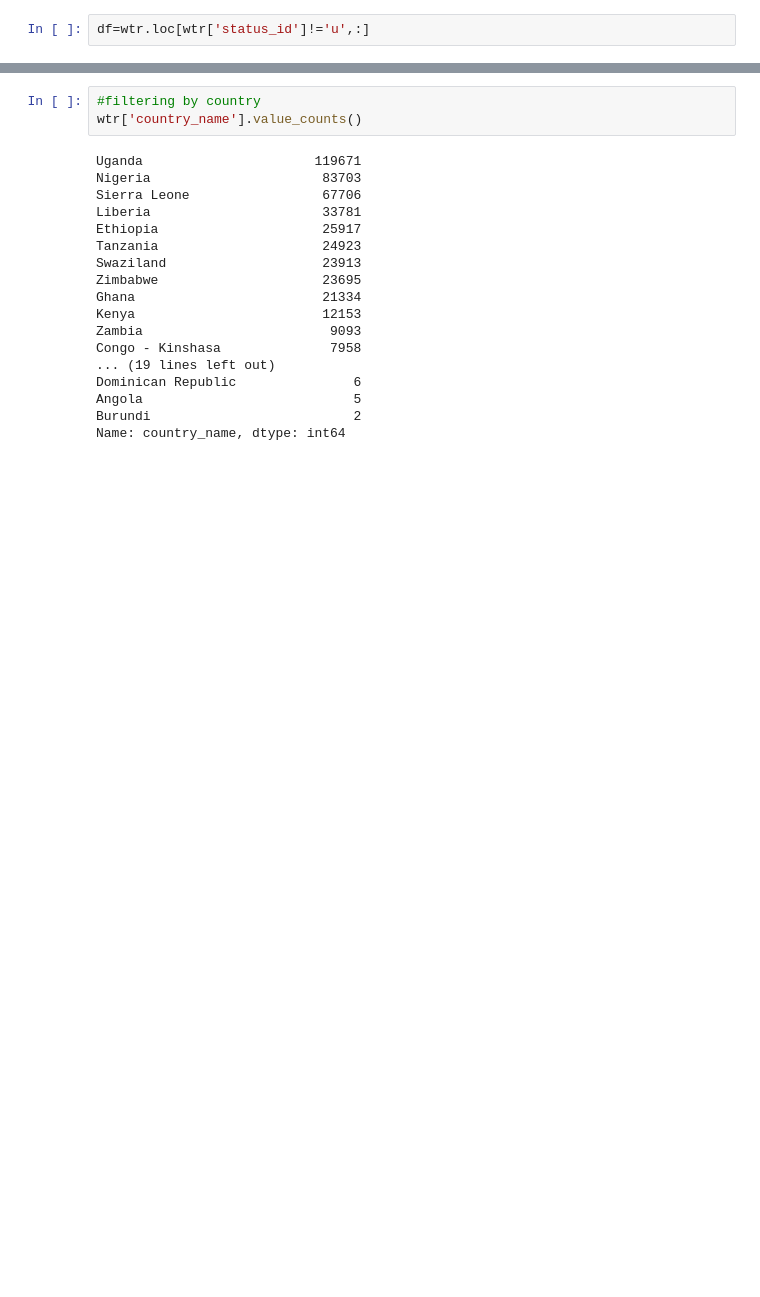
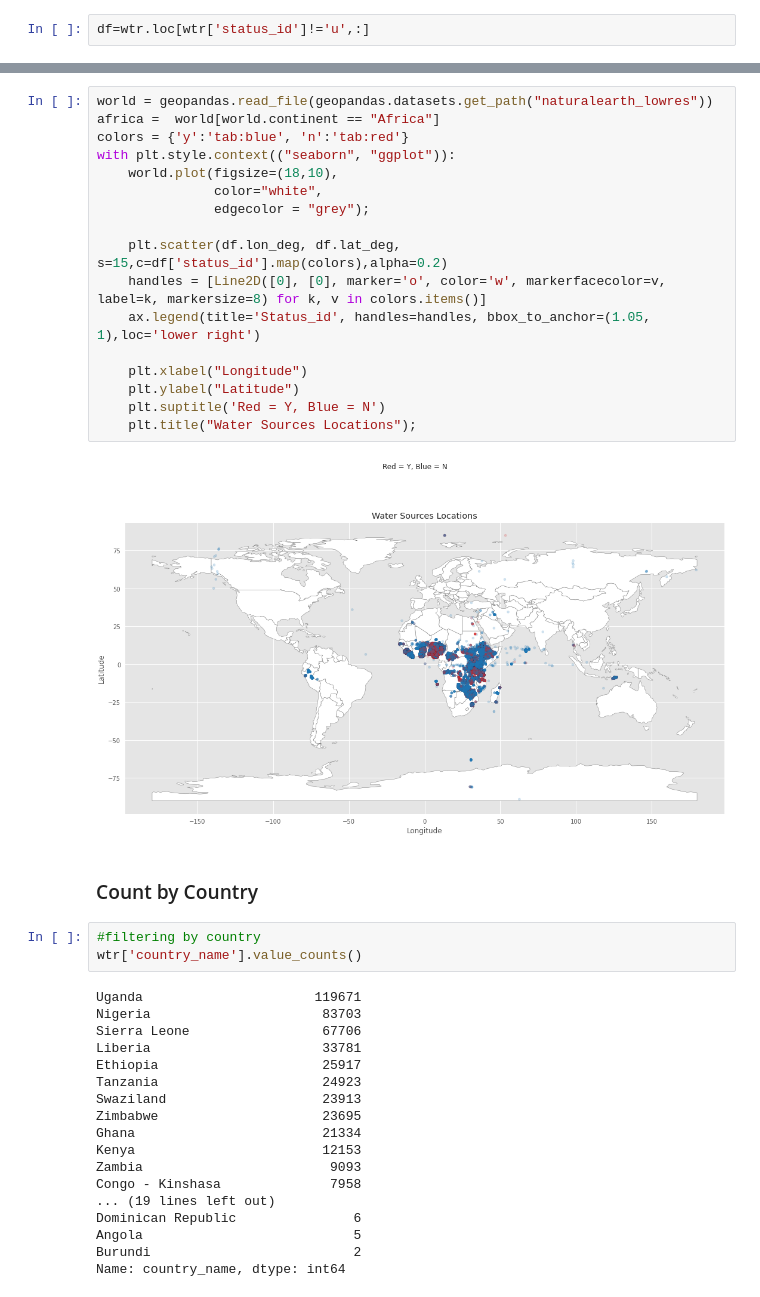
Before and after one commit to saniya-k/WaterSources, a Jupyter notebook: PredictWaterAvailability.ipynb, the cells around one changed output, grey strips where cells are left out. Saved outputs shown, nothing was run; the diff lists cells and outputs as text; blank space fills up the shorter version.

```diff
--- a/PredictWaterAvailability.ipynb
+++ b/PredictWaterAvailability.ipynb
@@ -108,3 +134,24 @@ sns.scatterplot('lon_deg','lat_deg',alpha=0.2,hue='status_id',data=df)
+# %%
+world = geopandas.read_file(geopandas.datasets.get_path("naturalearth_lowres"))
+africa =  world[world.continent == "Africa"]
+colors = {'y':'tab:blue', 'n':'tab:red'}
+with plt.style.context(("seaborn", "ggplot")):
+    world.plot(figsize=(18,10),
+               color="white",
+               edgecolor = "grey");
+
+    plt.scatter(df.lon_deg, df.lat_deg, s=15,c=df['status_id'].map(colors),alpha=0.2)
+    handles = [Line2D([0], [0], marker='o', color='w', markerfacecolor=v, label=k, markersize=8) for k, v in colors.items()]
+    ax.legend(title='Status_id', handles=handles, bbox_to_anchor=(1.05, 1),loc='lower right')
+
+    plt.xlabel("Longitude")
+    plt.ylabel("Latitude")
+    plt.suptitle('Red = Y, Blue = N')
+    plt.title("Water Sources Locations");
+# %% [output]
+[figure, added]
+# %% [markdown]
+### Count by Country
 # %%
 #filtering by country
 wtr['country_name'].value_counts()
```
Also changed, not shown: parts of 88 cells of this notebook.
